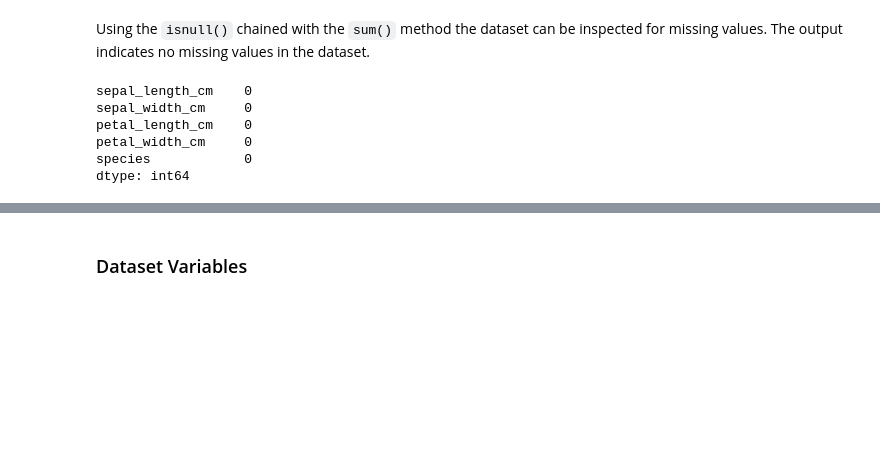
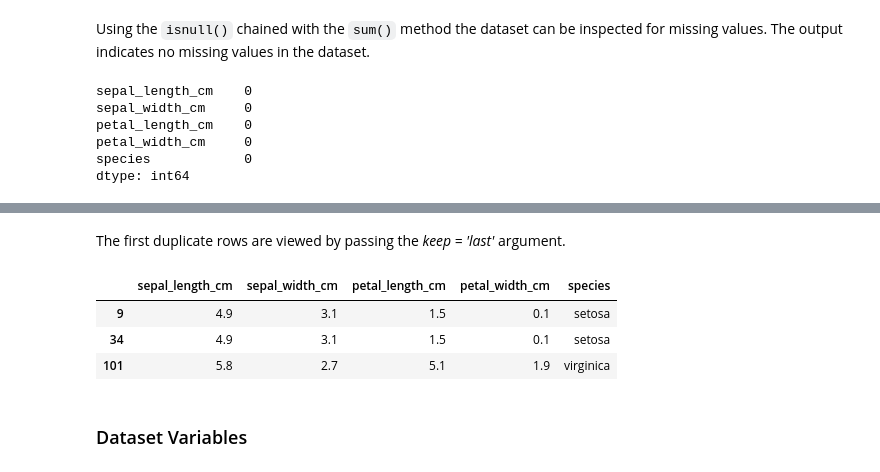
Before and after one commit to humphs078/data_analysis_fundamentals, a Jupyter notebook: project.ipynb, the cells around one changed output, grey strips where cells are left out. Saved outputs shown, nothing was run; the diff lists cells and outputs as text; code cells hidden in the pictures; blank space fills up the shorter version.

```diff
--- a/project.ipynb
+++ b/project.ipynb
@@ -109,3 +146,13 @@ dtype: int64
+# %% [markdown]
+The first duplicate rows are viewed by passing the *keep = 'last'* argument.
+# %%
+duplicate_rows_last = iris_ds_features[iris_ds_features.duplicated(keep='last')]
+duplicate_rows_last
+# %% [output]
+|  | sepal_length_cm | sepal_width_cm | petal_length_cm | petal_width_cm | species |
+| 9 | 4.9 | 3.1 | 1.5 | 0.1 | setosa |
+| 34 | 4.9 | 3.1 | 1.5 | 0.1 | setosa |
+| 101 | 5.8 | 2.7 | 5.1 | 1.9 | virginica |
 # %% [markdown]
 ### Dataset Variables <a id="dataset-variables"></a>
 # %% [markdown]
```
Also changed, not shown: parts of 48 cells of this notebook, 2 other files.
